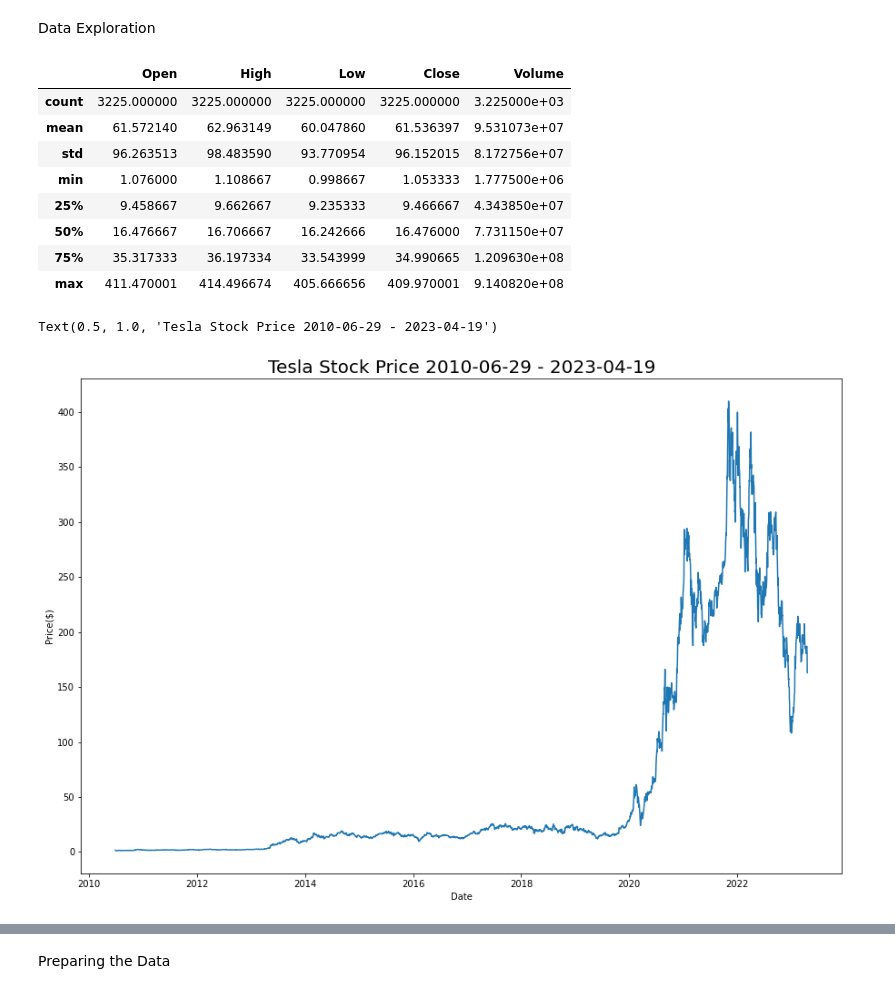
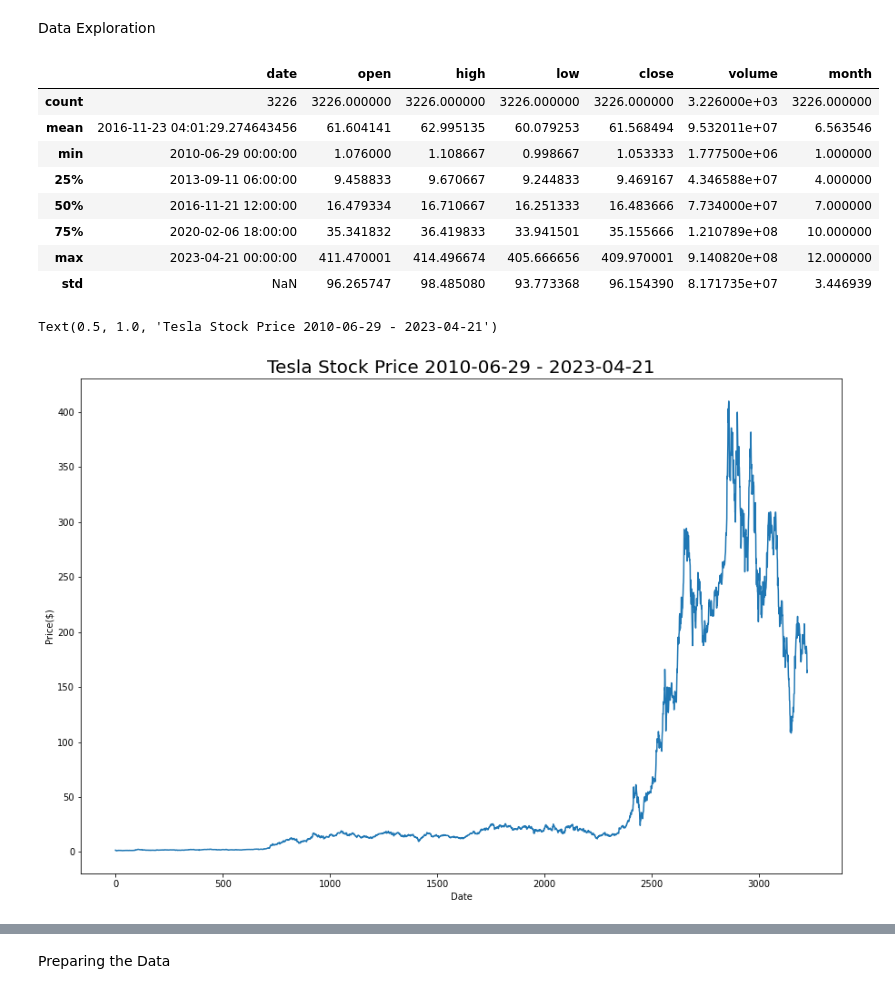
Before and after one commit to sivandub/Stock_Price_Predictor, a Jupyter notebook: Stock_Price_Predict.ipynb, the cells around one changed output, grey strips where cells are left out. Saved outputs shown, nothing was run; the diff lists cells and outputs as text; code cells hidden in the pictures.

```diff
--- a/Stock_Price_Predict.ipynb
+++ b/Stock_Price_Predict.ipynb
@@ -42,0 +7,22 @@ df.drop(['Dividends','Stock Splits'],axis=1)
+# %%
+TSLA = yf.Ticker('TSLA')
+df = TSLA.history(start = "2001-01-02")
+
+# Change all column headings to be lower case, and remove spacing
+df.columns = [str(x).lower().replace(' ', '_') for x in df.columns]
+
+# Drop Unecessary Columns
+df = df.drop(['dividends','stock_splits'],axis=1)
+
+# Change the original index column to a date column, add a new index column
+df = df.reset_index().rename(columns={'Date': 'date'})
+
+# Convert Date column to datetime
+df.loc[:, 'date'] = pd.to_datetime(df['date'],format='%Y-%m-%d').dt.tz_localize(None)
+
+df['date'].dt.date
+
+# Get month of each sample
+df['month'] = df['date'].dt.month
+
+df
@@ -44,27 +44,27 @@ df.drop(['Dividends','Stock Splits'],axis=1)
 Data Exploration
 # %%
 # Summary Statistics
-df.describe().drop(['Dividends','Stock Splits'],axis=1)
+df.describe()
 # %% [output]
-|  | Open | High | Low | Close | Volume |
-| count | 3225.000000 | 3225.000000 | 3225.000000 | 3225.000000 | 3.225000e+03 |
-| mean | 61.572140 | 62.963149 | 60.047860 | 61.536397 | 9.531073e+07 |
-| std | 96.263513 | 98.483590 | 93.770954 | 96.152015 | 8.172756e+07 |
-| min | 1.076000 | 1.108667 | 0.998667 | 1.053333 | 1.777500e+06 |
-| 25% | 9.458667 | 9.662667 | 9.235333 | 9.466667 | 4.343850e+07 |
-| 50% | 16.476667 | 16.706667 | 16.242666 | 16.476000 | 7.731150e+07 |
-| 75% | 35.317333 | 36.197334 | 33.543999 | 34.990665 | 1.209630e+08 |
-| max | 411.470001 | 414.496674 | 405.666656 | 409.970001 | 9.140820e+08 |
+|  | date | open | high | low | close | volume | month |
+| count | 3226 | 3226.000000 | 3226.000000 | 3226.000000 | 3226.000000 | 3.226000e+03 | 3226.000000 |
+| mean | 2016-11-23 04:01:29.274643456 | 61.604141 | 62.995135 | 60.079253 | 61.568494 | 9.532011e+07 | 6.563546 |
+| min | 2010-06-29 00:00:00 | 1.076000 | 1.108667 | 0.998667 | 1.053333 | 1.777500e+06 | 1.000000 |
+| 25% | 2013-09-11 06:00:00 | 9.458833 | 9.670667 | 9.244833 | 9.469167 | 4.346588e+07 | 4.000000 |
+| 50% | 2016-11-21 12:00:00 | 16.479334 | 16.710667 | 16.251333 | 16.483666 | 7.734000e+07 | 7.000000 |
+| 75% | 2020-02-06 18:00:00 | 35.341832 | 36.419833 | 33.941501 | 35.155666 | 1.210789e+08 | 10.000000 |
+| max | 2023-04-21 00:00:00 | 411.470001 | 414.496674 | 405.666656 | 409.970001 | 9.140820e+08 | 12.000000 |
+| std | NaN | 96.265747 | 98.485080 | 93.773368 | 96.154390 | 8.171735e+07 | 3.446939 |
 # %%
 # Close Price Movement
 plt.figure(figsize =(15,10))
-plt.plot(df['Close'])
+plt.plot(df['close'])
 plt.xlabel('Date')
 plt.ylabel('Price($)')
-plt.title('Tesla Stock Price 2010-06-29 - 2023-04-19', fontsize =20)
+plt.title(f'Tesla Stock Price 2010-06-29 - {datetime.date.today()}', fontsize =20)
 # %% [output]
-Text(0.5, 1.0, 'Tesla Stock Price 2010-06-29 - 2023-04-19')
+Text(0.5, 1.0, 'Tesla Stock Price 2010-06-29 - 2023-04-21')
-[figure, old version]
+[figure, new version]
 # %%
 # Daily Return
 new_df = pd.DataFrame()
```
Also changed, not shown: parts of 18 cells of this notebook.
